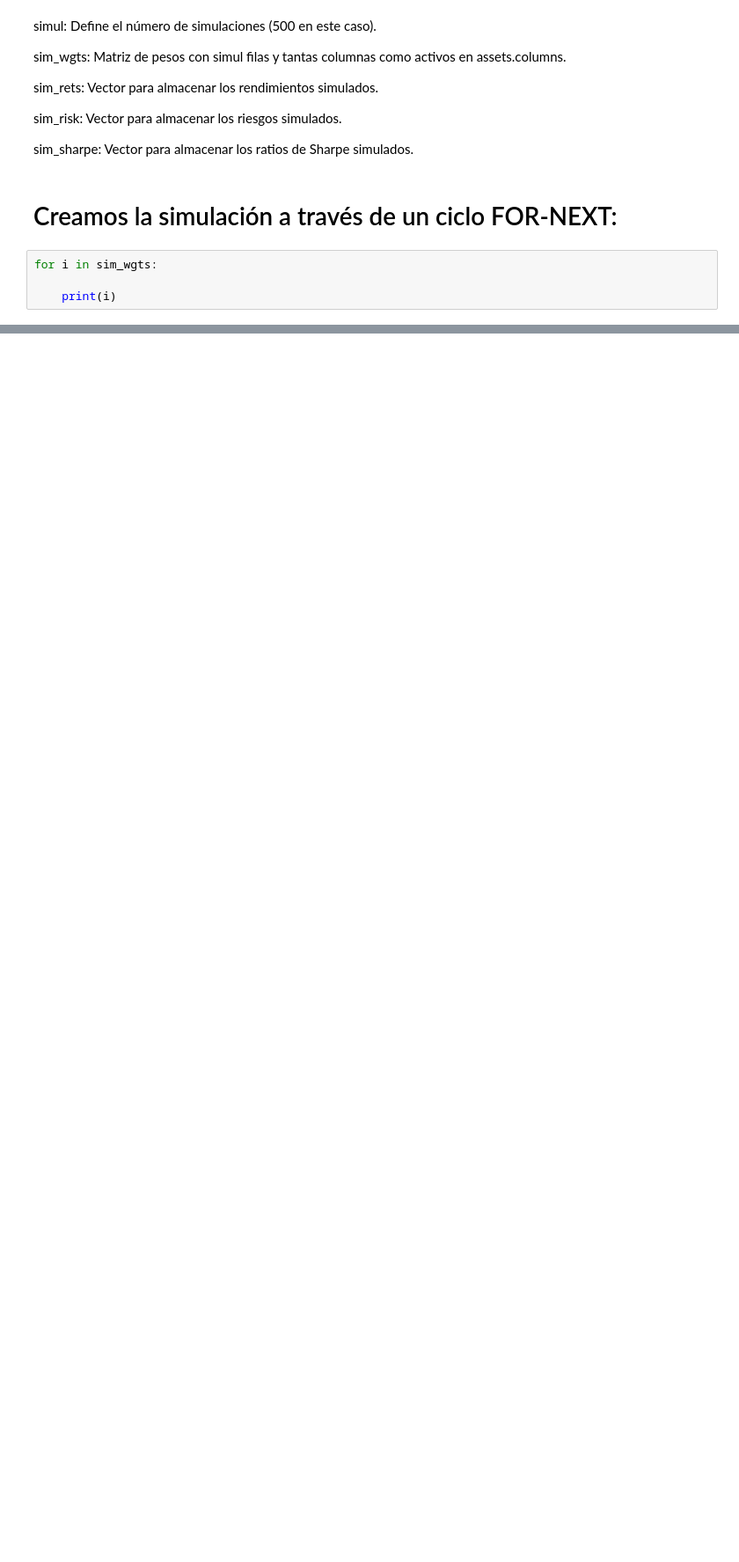
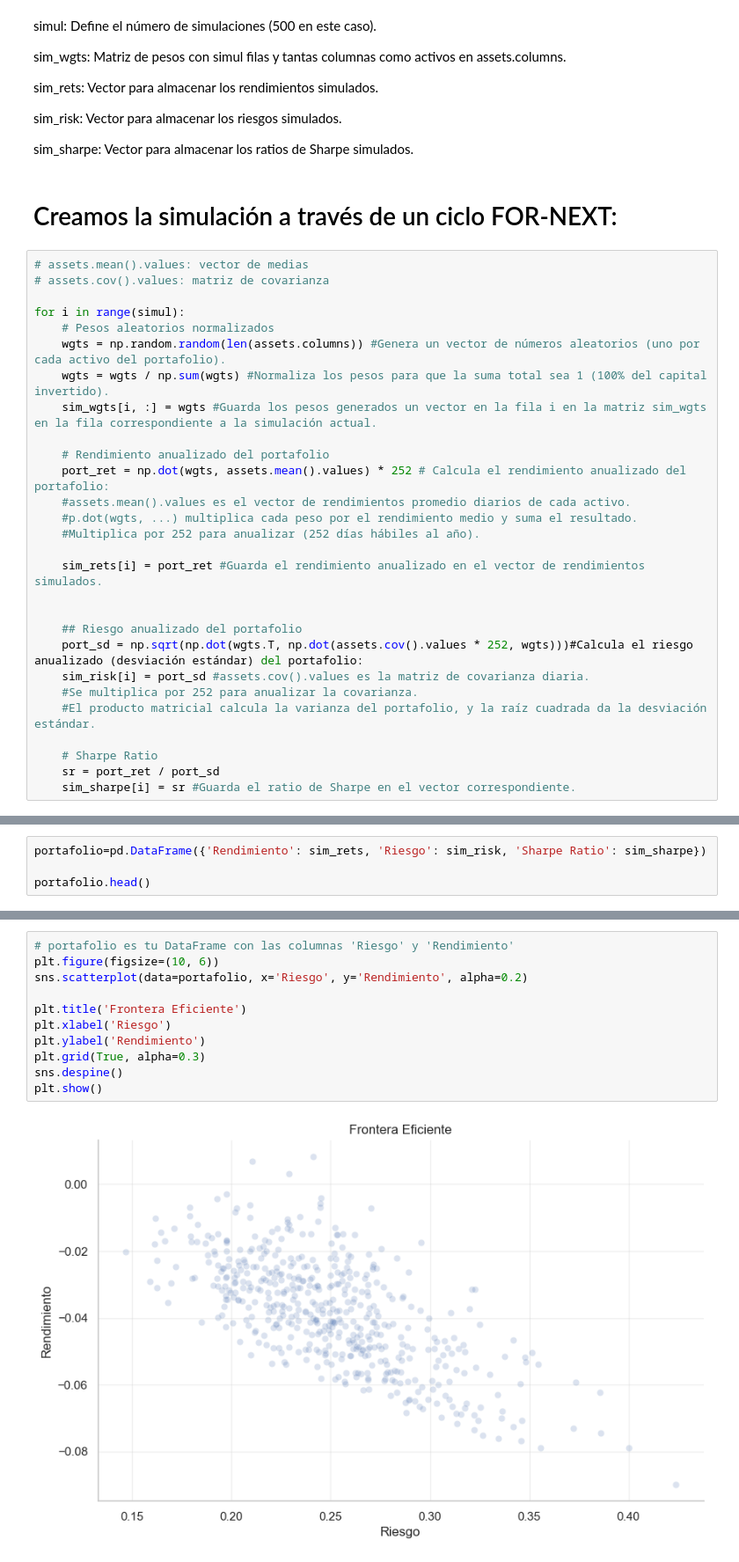
Before and after one commit to betospike/CORRELACION_ACTIVOS, a Jupyter notebook: Correlacion_de_activos.ipynb, the cells around one changed output, grey strips where cells are left out. Shown at 88% size. Saved outputs shown, nothing was run; the diff lists cells and outputs as text; blank space fills up the shorter version.

Commit message:
Obtenemos la frontera eficiente

```diff
--- a/Correlacion_de_activos.ipynb
+++ b/Correlacion_de_activos.ipynb
@@ -1265,6 +1265,30 @@ sim_sharpe: Vector para almacenar los ratios de Sharpe simulados.
 # %% [markdown]
 # Creamos la simulación a través de un ciclo FOR-NEXT:
 # %%
-for i in sim_wgts:
+# assets.mean().values: vector de medias
+# assets.cov().values: matriz de covarianza
 
-    print(i)
+for i in range(simul):
+    # Pesos aleatorios normalizados
+    wgts = np.random.random(len(assets.columns)) #Genera un vector de números aleatorios (uno por cada activo del portafolio).
+    wgts = wgts / np.sum(wgts) #Normaliza los pesos para que la suma total sea 1 (100% del capital invertido).
+    sim_wgts[i, :] = wgts #Guarda los pesos generados un vector en la fila i en la matriz sim_wgts en la fila correspondiente a la simulación actual.
+
+    # Rendimiento anualizado del portafolio
+    port_ret = np.dot(wgts, assets.mean().values) * 252 # Calcula el rendimiento anualizado del portafolio:
+    #assets.mean().values es el vector de rendimientos promedio diarios de cada activo.
+    #p.dot(wgts, ...) multiplica cada peso por el rendimiento medio y suma el resultado.
+    #Multiplica por 252 para anualizar (252 días hábiles al año).
+
+    sim_rets[i] = port_ret #Guarda el rendimiento anualizado en el vector de rendimientos simulados.
+
+
+    ## Riesgo anualizado del portafolio
+    port_sd = np.sqrt(np.dot(wgts.T, np.dot(assets.cov().values * 252, wgts)))#Calcula el riesgo anualizado (desviación estándar) del portafolio:
+    sim_risk[i] = port_sd #assets.cov().values es la matriz de covarianza diaria.
+    #Se multiplica por 252 para anualizar la covarianza.
+    #El producto matricial calcula la varianza del portafolio, y la raíz cuadrada da la desviación estándar.
+
+    # Sharpe Ratio
+    sr = port_ret / port_sd
+    sim_sharpe[i] = sr #Guarda el ratio de Sharpe en el vector correspondiente.
@@ -1288,0 +1323,4 @@ for i in sim_wgts:
+# %%
+portafolio=pd.DataFrame({'Rendimiento': sim_rets, 'Riesgo': sim_risk, 'Sharpe Ratio': sim_sharpe})
+
+portafolio.head()
@@ -1288,0 +1338,13 @@ for i in sim_wgts:
+# %%
+# portafolio es tu DataFrame con las columnas 'Riesgo' y 'Rendimiento'
+plt.figure(figsize=(10, 6))
+sns.scatterplot(data=portafolio, x='Riesgo', y='Rendimiento', alpha=0.2)
+
+plt.title('Frontera Eficiente')
+plt.xlabel('Riesgo')
+plt.ylabel('Rendimiento')
+plt.grid(True, alpha=0.3)
+sns.despine()
+plt.show()
+# %% [output]
+[figure, added]
```
Also changed, not shown: parts of 32 cells of this notebook, 1 other file.
